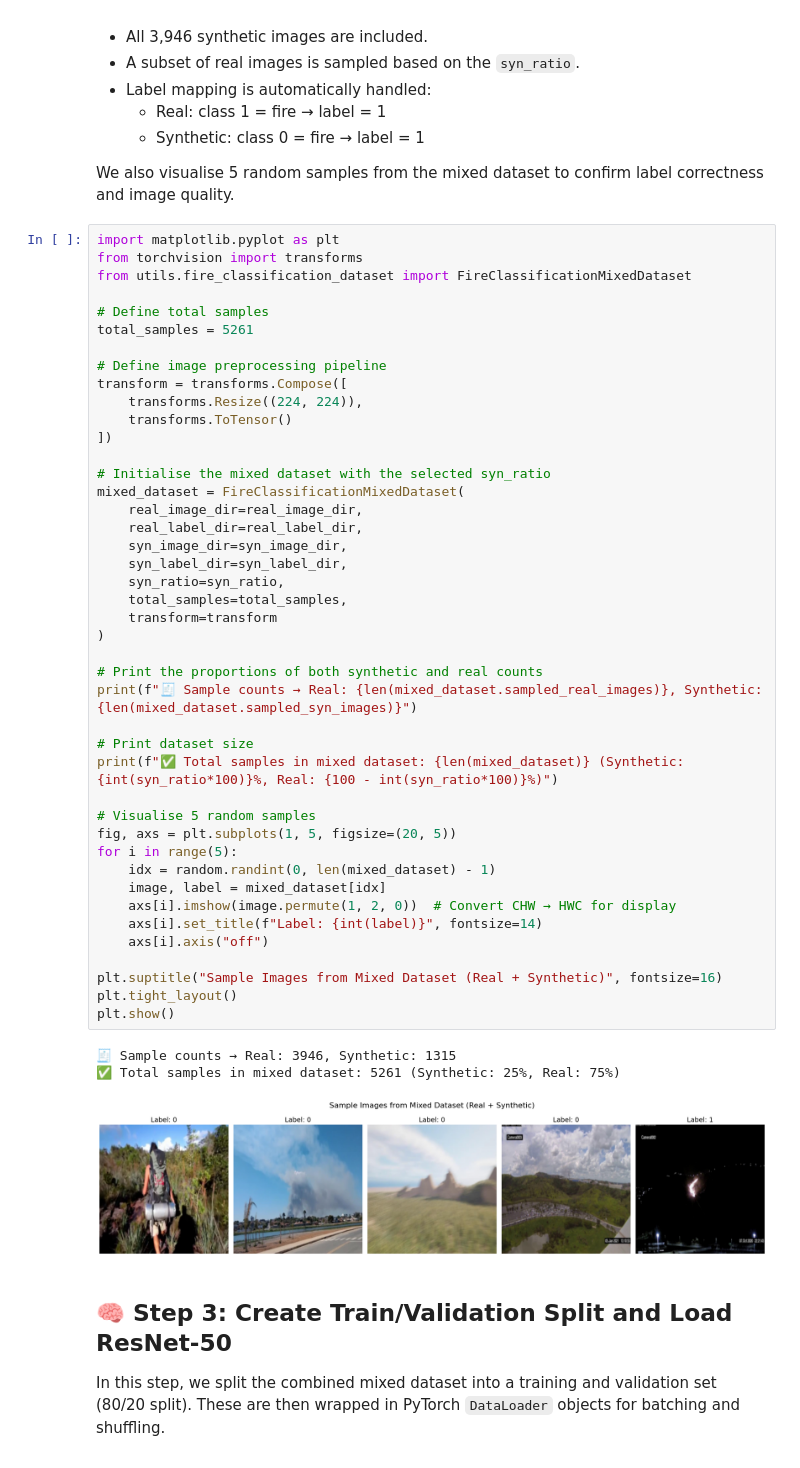
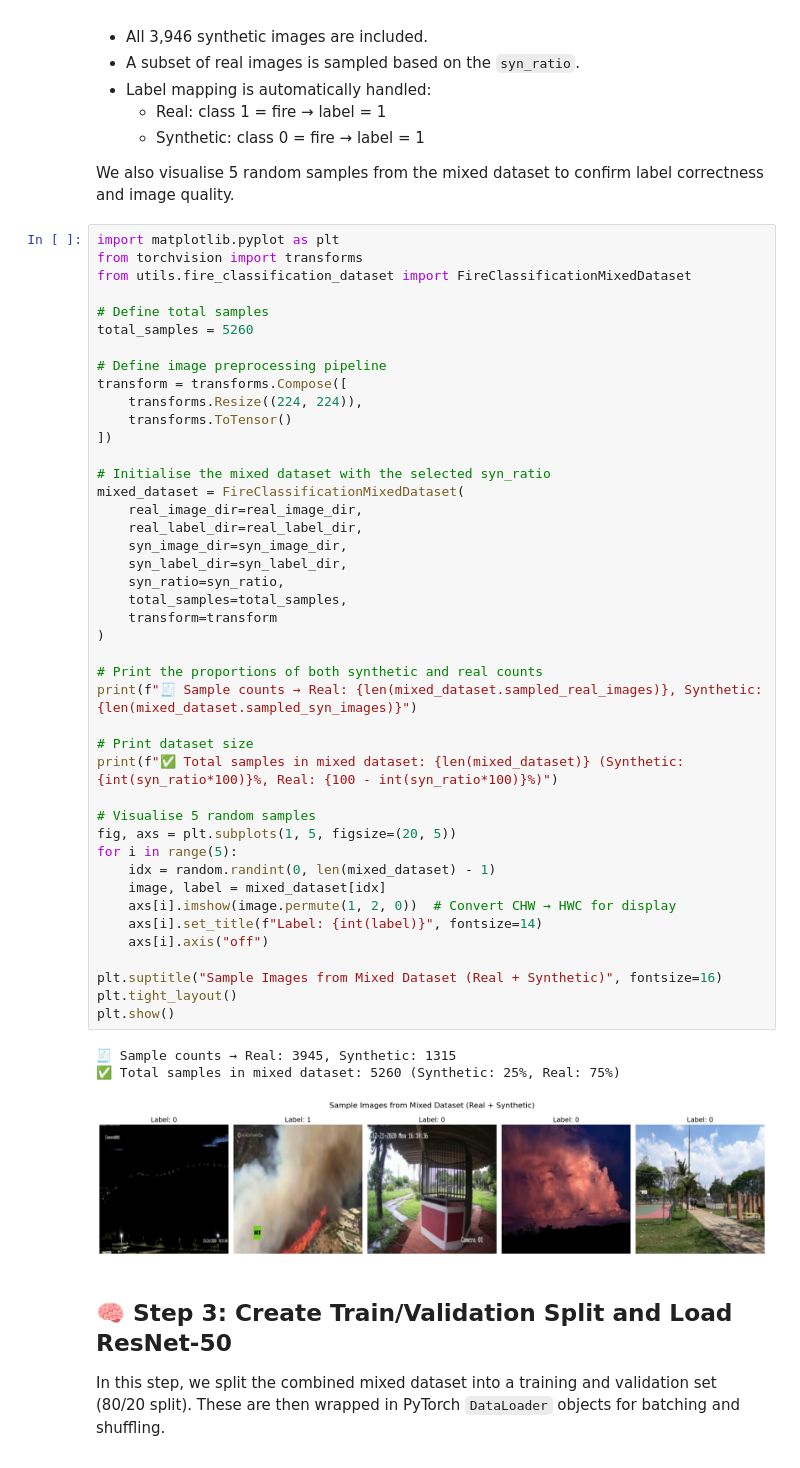
Before and after one commit to Misharasapu/fire-detection-dissertation, a Jupyter notebook: notebooks/05_train_resnet_mixed_ratios.ipynb, the cells around one changed output. Saved outputs shown, nothing was run; the diff lists cells and outputs as text.

```diff
--- a/notebooks/05_train_resnet_mixed_ratios.ipynb
+++ b/notebooks/05_train_resnet_mixed_ratios.ipynb
@@ -112,7 +111,7 @@ from torchvision import transforms
 from utils.fire_classification_dataset import FireClassificationMixedDataset
 
 # Define total samples
-total_samples = 5261
+total_samples = 5260
 
 # Define image preprocessing pipeline
 transform = transforms.Compose([
@@ -123,36 +122,36 @@ transform = transforms.Compose([
 # Initialise the mixed dataset with the selected syn_ratio
 mixed_dataset = FireClassificationMixedDataset(
     real_image_dir=real_image_dir,
     real_label_dir=real_label_dir,
     syn_image_dir=syn_image_dir,
     syn_label_dir=syn_label_dir,
     syn_ratio=syn_ratio,
     total_samples=total_samples,
     transform=transform
 )
 
 # Print the proportions of both synthetic and real counts
 print(f"🧾 Sample counts → Real: {len(mixed_dataset.sampled_real_images)}, Synthetic: {len(mixed_dataset.sampled_syn_images)}")
 
 # Print dataset size
 print(f"✅ Total samples in mixed dataset: {len(mixed_dataset)} (Synthetic: {int(syn_ratio*100)}%, Real: {100 - int(syn_ratio*100)}%)")
 
 # Visualise 5 random samples
 fig, axs = plt.subplots(1, 5, figsize=(20, 5))
 for i in range(5):
     idx = random.randint(0, len(mixed_dataset) - 1)
     image, label = mixed_dataset[idx]
     axs[i].imshow(image.permute(1, 2, 0))  # Convert CHW → HWC for display
     axs[i].set_title(f"Label: {int(label)}", fontsize=14)
     axs[i].axis("off")
 
 plt.suptitle("Sample Images from Mixed Dataset (Real + Synthetic)", fontsize=16)
 plt.tight_layout()
 plt.show()
 # %% [output]
-🧾 Sample counts → Real: 3946, Synthetic: 1315
-✅ Total samples in mixed dataset: 5261 (Synthetic: 25%, Real: 75%)
+🧾 Sample counts → Real: 3945, Synthetic: 1315
+✅ Total samples in mixed dataset: 5260 (Synthetic: 25%, Real: 75%)
-[figure, old version]
+[figure, new version]
 # %% [markdown]
 ## 🧠 Step 3: Create Train/Validation Split and Load ResNet-50
 
```
Also changed, not shown: parts of 5 cells of this notebook.
